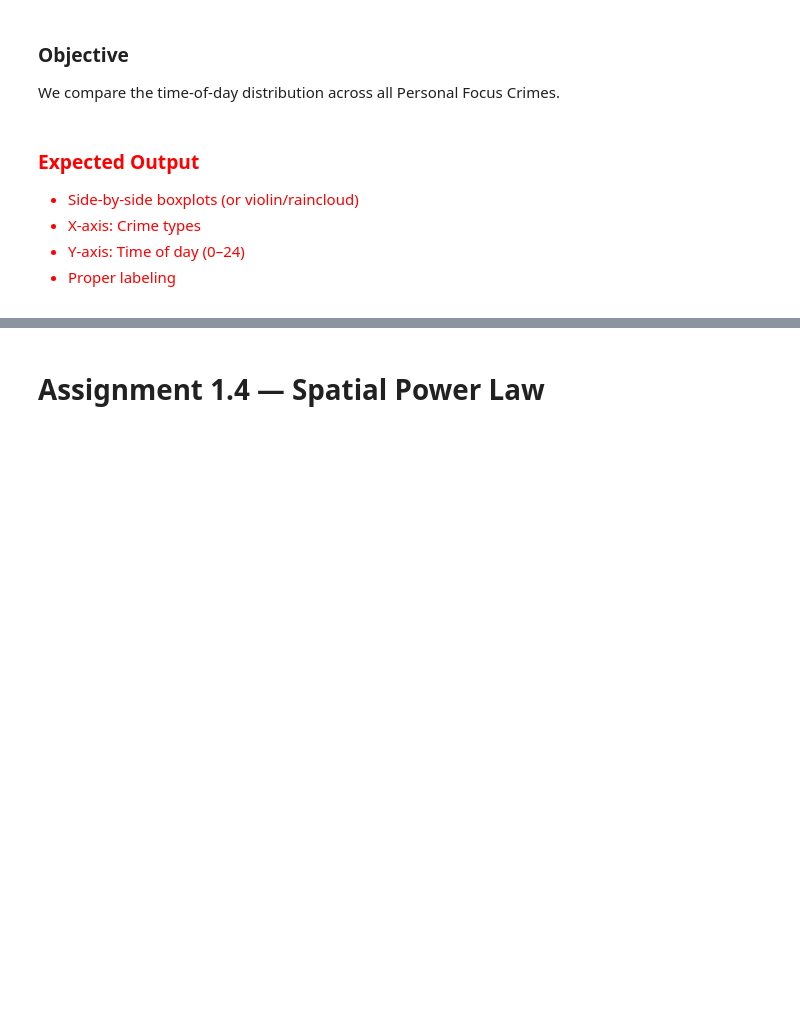
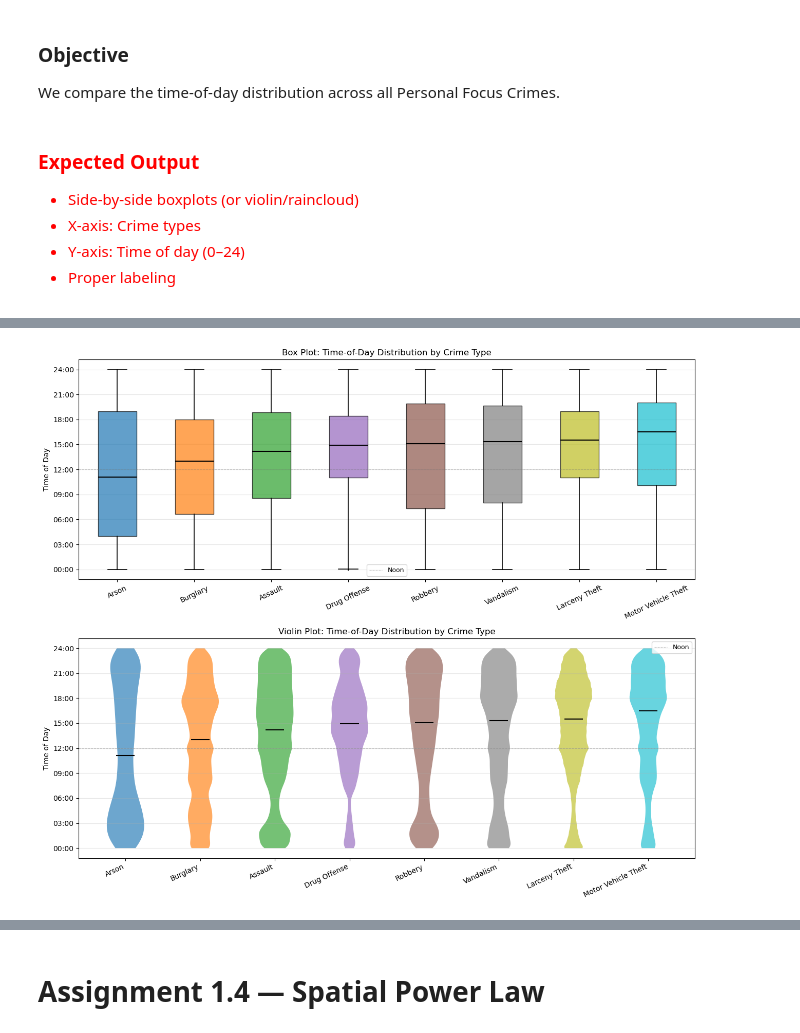
Before and after one commit to vichalder/social_data_viz_2026_group_75, a Jupyter notebook: Assignments/Assignment1G75_kat.ipynb, the cells around one changed output, grey strips where cells are left out. Cells and saved outputs as stored; diff of their text form; code cells hidden in the pictures; blank space fills up the shorter version.

```diff
--- a/Assignments/Assignment1G75_kat.ipynb
+++ b/Assignments/Assignment1G75_kat.ipynb
@@ -426,0 +430,79 @@ If not:
+# %%
+
+# Extract time of day as decimal hours (0.0 = midnight, 23.99 = just before midnight)
+time_data = focus_data.copy()
+time_data["TimeOfDay"] = (
+    time_data["Incident Datetime"].dt.hour +
+    time_data["Incident Datetime"].dt.minute / 60
+)
+
+# Order crimes by median time of day (earliest to latest)
+crime_order = (
+    time_data.groupby("Incident Category")["TimeOfDay"]
+    .median()
+    .sort_values()
+    .index.tolist()
+)
+
+# Build per-crime data lists
+data_lists = [
+    time_data[time_data["Incident Category"] == c]["TimeOfDay"].dropna().values
+    for c in crime_order
+]
+
+colors = plt.cm.tab10(np.linspace(0, 1, len(crime_order)))
+yticks      = range(0, 25, 3)
+yticklabels = [f"{h:02d}:00" for h in yticks]
+
+fig, axes = plt.subplots(2, 1, figsize=(13, 11))
+
+# ── Box plot ──────────────────────────────────────────────────────────────────
+ax = axes[0]
+bp = ax.boxplot(
+    data_lists, labels=crime_order, vert=True, patch_artist=True,
+    medianprops=dict(color="black", linewidth=1.5),
+    whiskerprops=dict(linewidth=1.2),
+    capprops=dict(linewidth=1.2),
+    flierprops=dict(marker='.', markersize=1, alpha=0.2)
+)
+for patch, color in zip(bp['boxes'], colors):
+    patch.set_facecolor(color)
+    patch.set_alpha(0.7)
+
+ax.set_ylabel("Time of Day")
+ax.set_title("Box Plot: Time-of-Day Distribution by Crime Type")
+ax.set_yticks(yticks)
+ax.set_yticklabels(yticklabels)
+ax.axhline(y=12, color='gray', linestyle='--', alpha=0.4, linewidth=0.8, label="Noon")
+ax.tick_params(axis='x', rotation=25)
+ax.grid(axis='y', alpha=0.3)
+ax.legend(fontsize=9)
+
+# ── Violin plot ───────────────────────────────────────────────────────────────
+ax = axes[1]
+vp = ax.violinplot(
+    data_lists,
+    positions=range(1, len(crime_order) + 1),
+    showmedians=True,
+    showextrema=False
+)
+for body, color in zip(vp['bodies'], colors):
+    body.set_facecolor(color)
+    body.set_alpha(0.65)
+vp['cmedians'].set_color('black')
+vp['cmedians'].set_linewidth(1.5)
+
+ax.set_xticks(range(1, len(crime_order) + 1))
+ax.set_xticklabels(crime_order, rotation=25, ha='right')
+ax.set_ylabel("Time of Day")
+ax.set_title("Violin Plot: Time-of-Day Distribution by Crime Type")
+ax.set_yticks(yticks)
+ax.set_yticklabels(yticklabels)
+ax.axhline(y=12, color='gray', linestyle='--', alpha=0.4, linewidth=0.8, label="Noon")
+ax.grid(axis='y', alpha=0.3)
+ax.legend(fontsize=9)
+
+plt.tight_layout()
+plt.show()
+# %% [output]
+[figure, added]
```
Also changed, not shown: parts of 9 cells of this notebook.
